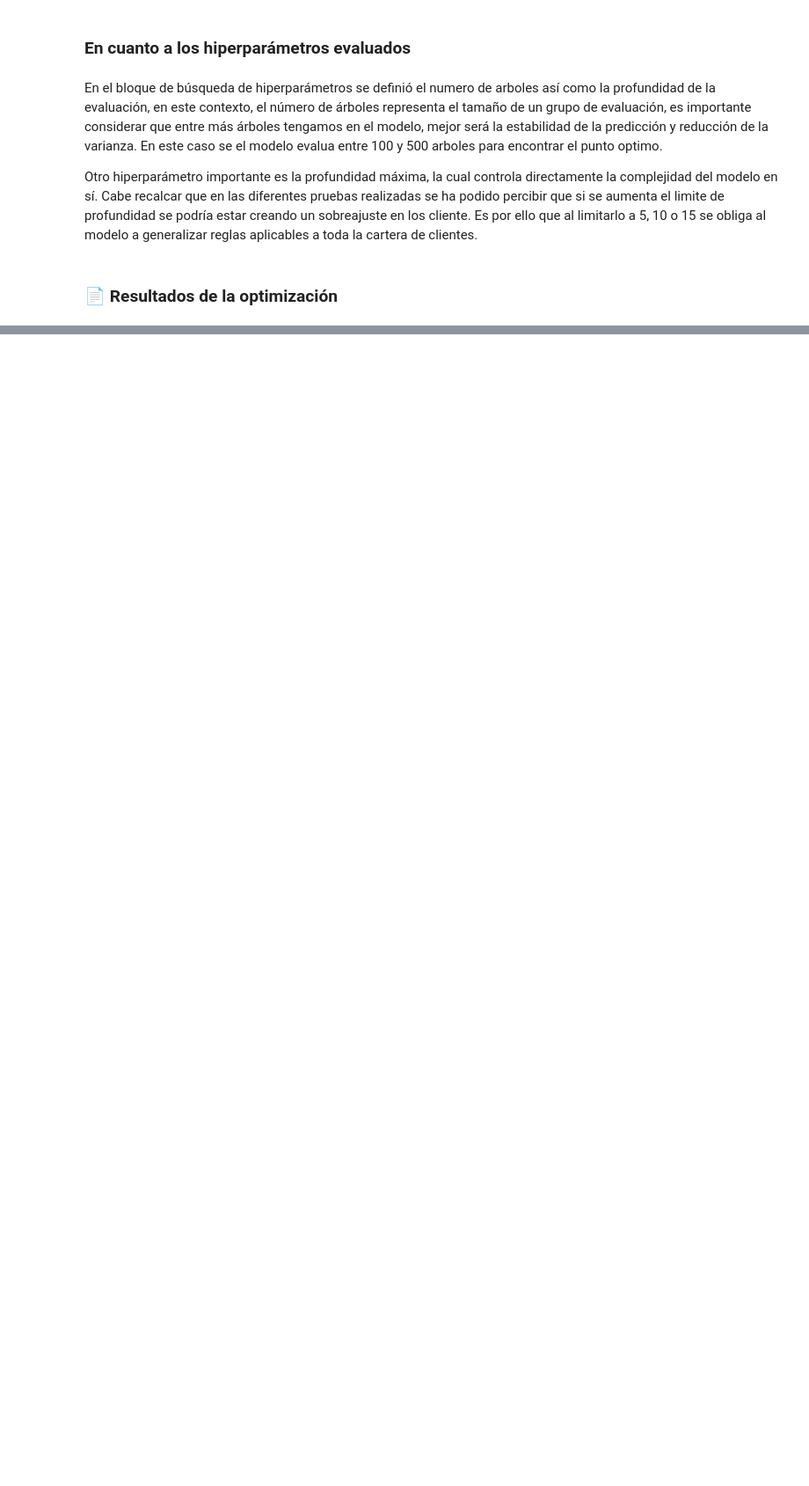
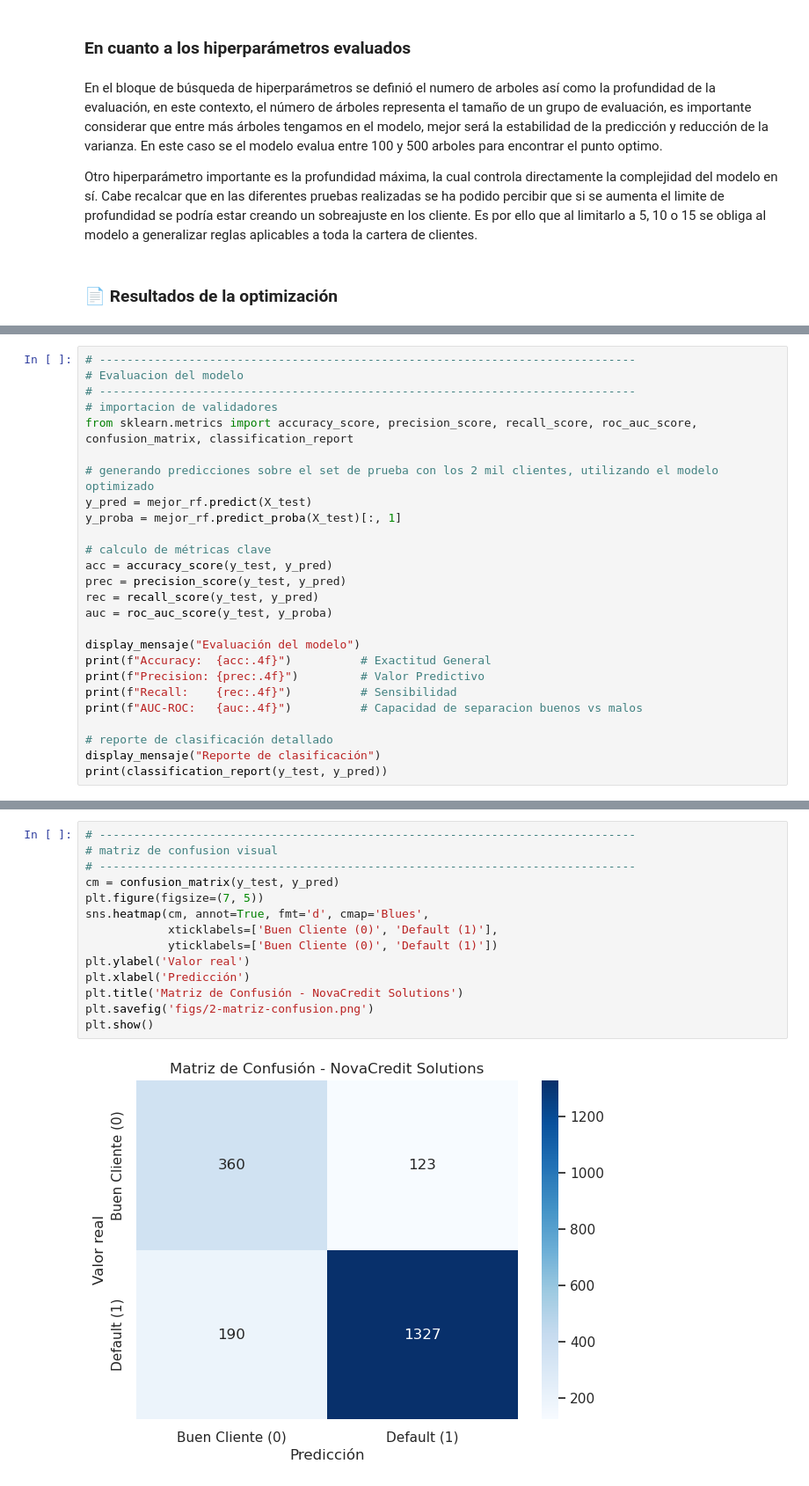
Before and after one commit to RamRider89/aplicaciones-ciencia-datos, a Jupyter notebook: actividades/actividad-2/Actividad_2_Carlos_Duarte.ipynb, the cells around one changed output, grey strips where cells are left out. Shown at 88% size. Saved outputs shown, nothing was run; the diff lists cells and outputs as text; blank space fills up the shorter version.

```diff
--- a/actividades/actividad-2/Actividad_2_Carlos_Duarte.ipynb
+++ b/actividades/actividad-2/Actividad_2_Carlos_Duarte.ipynb
@@ -545,0 +586,26 @@ Mejor ROC-AUC en validación cruzada: 0.8795
+# %%
+# ------------------------------------------------------------------------------
+# Evaluacion del modelo
+# ------------------------------------------------------------------------------
+# importacion de validadores
+from sklearn.metrics import accuracy_score, precision_score, recall_score, roc_auc_score, confusion_matrix, classification_report
+
+# generando predicciones sobre el set de prueba con los 2 mil clientes, utilizando el modelo optimizado
+y_pred = mejor_rf.predict(X_test)
+y_proba = mejor_rf.predict_proba(X_test)[:, 1]
+
+# calculo de métricas clave
+acc = accuracy_score(y_test, y_pred)
+prec = precision_score(y_test, y_pred)
+rec = recall_score(y_test, y_pred)
+auc = roc_auc_score(y_test, y_proba)
+
+display_mensaje("Evaluación del modelo")
+print(f"Accuracy:  {acc:.4f}")          # Exactitud General
+print(f"Precision: {prec:.4f}")         # Valor Predictivo
+print(f"Recall:    {rec:.4f}")          # Sensibilidad
+print(f"AUC-ROC:   {auc:.4f}")          # Capacidad de separacion buenos vs malos
+
+# reporte de clasificación detallado
+display_mensaje("Reporte de clasificación")
+print(classification_report(y_test, y_pred))
@@ -545,0 +634,16 @@ Mejor ROC-AUC en validación cruzada: 0.8795
+# %%
+# ------------------------------------------------------------------------------
+# matriz de confusion visual
+# ------------------------------------------------------------------------------
+cm = confusion_matrix(y_test, y_pred)
+plt.figure(figsize=(7, 5))
+sns.heatmap(cm, annot=True, fmt='d', cmap='Blues',
+            xticklabels=['Buen Cliente (0)', 'Default (1)'],
+            yticklabels=['Buen Cliente (0)', 'Default (1)'])
+plt.ylabel('Valor real')
+plt.xlabel('Predicción')
+plt.title('Matriz de Confusión - NovaCredit Solutions')
+plt.savefig('figs/2-matriz-confusion.png')
+plt.show()
+# %% [output]
+[figure, added]
```
Also changed, not shown: parts of 57 cells of this notebook, 9 other files.
